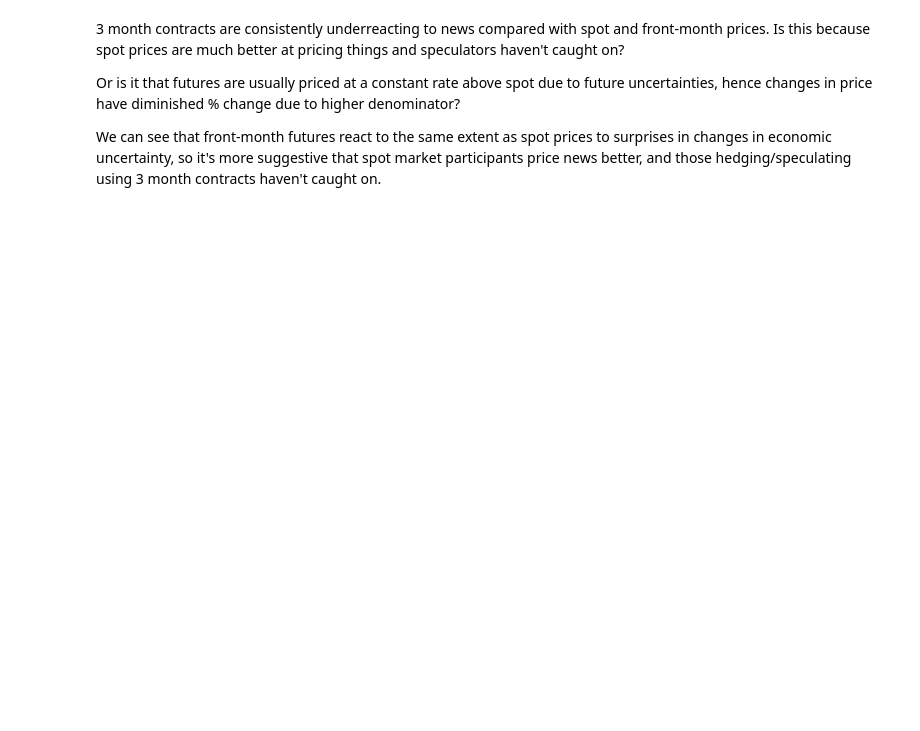
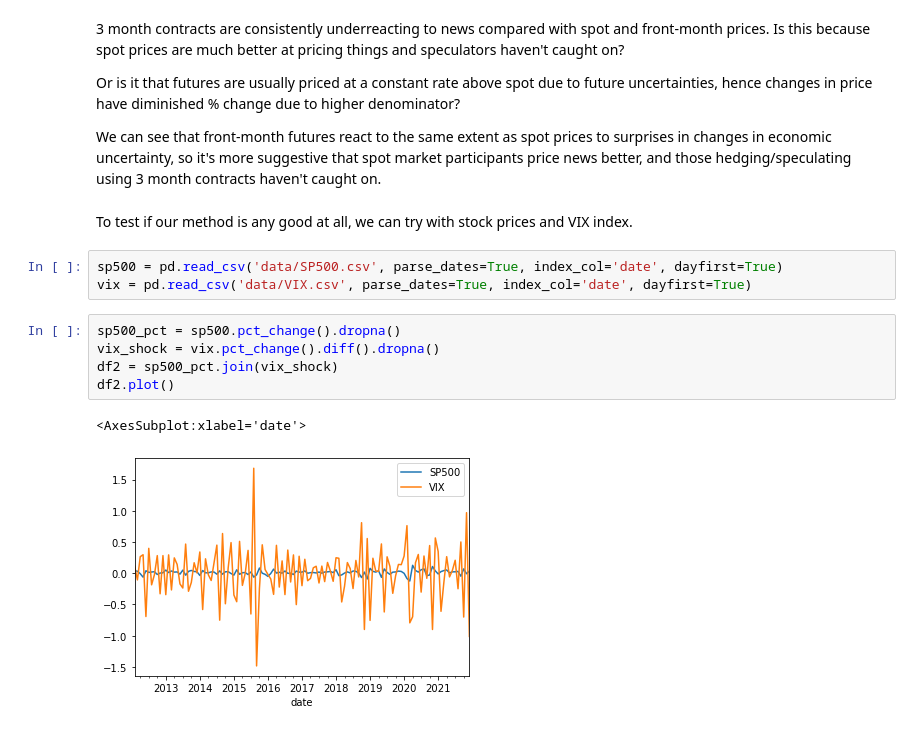
Before and after one commit to t0nychn/UG_thesis, a Jupyter notebook: NewsRegressionExploratory.ipynb, the cells around one changed output. Drawn from its saved outputs; the diff is of its cells as text; blank space fills up the shorter version.

```diff
--- a/NewsRegressionExploratory.ipynb
+++ b/NewsRegressionExploratory.ipynb
@@ -281,3 +291,16 @@ plt.legend()
 Or is it that futures are usually priced at a constant rate above spot due to future uncertainties, hence changes in price have diminished % change due to higher denominator?
 
 We can see that front-month futures react to the same extent as spot prices to surprises in changes in economic uncertainty, so it's more suggestive that spot market participants price news better, and those hedging/speculating using 3 month contracts haven't caught on.
+# %% [markdown]
+To test if our method is any good at all, we can try with stock prices and VIX index.
+# %%
+sp500 = pd.read_csv('data/SP500.csv', parse_dates=True, index_col='date', dayfirst=True)
+vix = pd.read_csv('data/VIX.csv', parse_dates=True, index_col='date', dayfirst=True)
+# %%
+sp500_pct = sp500.pct_change().dropna()
+vix_shock = vix.pct_change().diff().dropna()
+df2 = sp500_pct.join(vix_shock)
+df2.plot()
+# %% [output]
+<AxesSubplot:xlabel='date'>
+[figure, added]
```
Also changed, not shown: parts of 11 cells of this notebook, 2 other files.
